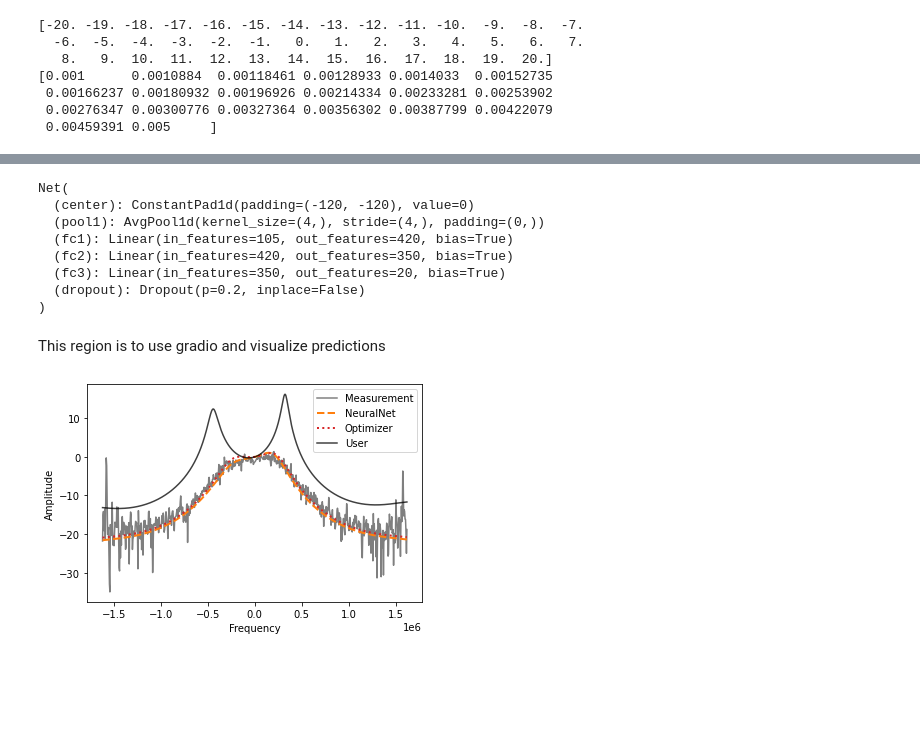
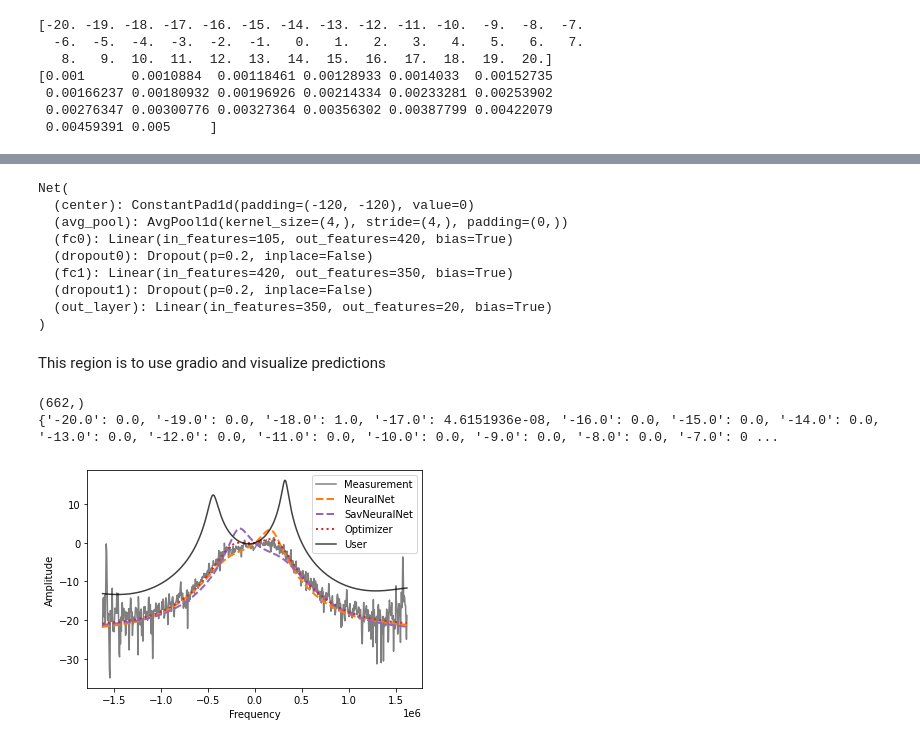
Before and after one commit to kiliakis/ML-LHC-closed-loop, a Jupyter notebook: measurement_demo.ipynb, the cells around one changed output, grey strips where cells are left out. Cells and saved outputs as stored; diff of their text form; code cells hidden in the pictures; blank space fills up the shorter version.

```diff
--- a/measurement_demo.ipynb
+++ b/measurement_demo.ipynb
@@ -143,9 +156,9 @@ n_inputs = values.shape[1]
 # we will build one model per output target
 n_outputs = 20
 
-model2 = Net(n_inputs, n_outputs, name='gain_classifier', activation_func=F.gelu,
-             hidden_1=420, hidden_2=350, hidden_3=0,
-             avg_pool=(4,4), trim_edges=120, save_best=True)
+model2 = Net(n_inputs, n_outputs, name='gain_classifier_noise0.1', activation_func=F.gelu,
+             hidden_layers= (420, 350), avg_pool=(4,4), trim_edges=120, save_best=True)
+
 print(model2)
 
 # specify loss function (regression)
@@ -153,22 +166,33 @@ criterion = nn.NLLLoss()
 
 # specify optimizer
 optimizer2 = torch.optim.Adam(model2.parameters(), lr=0.005)
+
+model4 = Net(n_inputs, n_outputs, name='gain_classifier_noise0.1', activation_func=F.gelu,
+             hidden_layers= (420, 350), avg_pool=(4,4), trim_edges=120, save_best=True)
+optimizer4 = torch.optim.Adam(model2.parameters(), lr=0.005)
 # %% [output]
 Net(
   (center): ConstantPad1d(padding=(-120, -120), value=0)
-  (pool1): AvgPool1d(kernel_size=(4,), stride=(4,), padding=(0,))
-  (fc1): Linear(in_features=105, out_features=420, bias=True)
-  (fc2): Linear(in_features=420, out_features=350, bias=True)
-  (fc3): Linear(in_features=350, out_features=20, bias=True)
-  (dropout): Dropout(p=0.2, inplace=False)
+  (avg_pool): AvgPool1d(kernel_size=(4,), stride=(4,), padding=(0,))
+  (fc0): Linear(in_features=105, out_features=420, bias=True)
+  (dropout0): Dropout(p=0.2, inplace=False)
+  (fc1): Linear(in_features=420, out_features=350, bias=True)
+  (dropout1): Dropout(p=0.2, inplace=False)
+  (out_layer): Linear(in_features=350, out_features=20, bias=True)
 )
 # %%
 # load model with the highest accuracy
 # model1.load_state_dict(torch.load('models/model1.pt'))
 # model2.load_state_dict(torch.load('models/model2.pt'))
 
-model1.load(optimizer=optimizer1, filename='models/new_phase_classifier-acc62.pt')
-model2.load(optimizer=optimizer2, filename='models/new_gain_classifier-acc99.pt')
+# model1.load(optimizer=optimizer1, filename='models/phase_classifier_noise0.1-acc73.pt')
+# model2.load(optimizer=optimizer2, filename='models/gain_classifier_noise0.1-acc99.pt')
+
+model1.load(optimizer=optimizer1, filename='models/phase_classifier_noise0.1.pt')
+model2.load(optimizer=optimizer2, filename='models/gain_classifier_noise0.1.pt')
+
+model3.load(optimizer=optimizer1, filename='models/phase_classifier_noise0.1-acc73.pt')
+model4.load(optimizer=optimizer2, filename='models/gain_classifier_noise0.1-acc99.pt')
 # %%
 from generate_TF import GenerateTF
 import torch
@@ -192,8 +216,10 @@ This region is to use gradio and visualize predictions
 
 def classify(measurement_id, phase, gain):
 
-    x = df.loc[measurement_id].x
-    y = df.loc[measurement_id].y
+    freq = df.loc[measurement_id].x
+    magnitude = df.loc[measurement_id].y
+    savgol_magnitude = savgol_filter(magnitude, 17, 1)
+    print(savgol_magnitude.shape)
     phase, gain = float(phase), float(gain)
 
     table = []
@@ -203,7 +229,8 @@ def classify(measurement_id, phase, gain):
     gen_tf_no_noise = GenerateTF(fb_attn_index=3, with_noise=False)
 
     # I get one input with given phase, gain from X_validate or y_validate
-    y_scaled = torch.tensor(data_scaler.transform([y]), dtype=torch.float32)
+    mangitude_tensor = torch.tensor([magnitude], dtype=torch.float32)
+    savgol_mangitude_tensor = torch.tensor([savgol_magnitude], dtype=torch.float32)
 
     # phase_encoded = phi_encoder.transform([phase])
     # gain_encoded = gain_encoder.transform([gain])
@@ -212,53 +239,67 @@ def classify(measurement_id, phase, gain):
     with torch.no_grad():
         model1.eval()
         model2.eval()
-        pred_phase = model1(torch.atleast_2d(y_scaled))
-        pred_gain = model2(torch.atleast_2d(y_scaled))
+        sav_pred_phase = model1(torch.atleast_2d(savgol_mangitude_tensor))
+        sav_pred_gain = model2(torch.atleast_2d(savgol_mangitude_tensor))
 
+        model3.eval()
+        model4.eval()
+        pred_phase = model3(torch.atleast_2d(mangitude_tensor))
+        pred_gain = model4(torch.atleast_2d(mangitude_tensor))
+    probs = torch.exp(pred_phase).numpy().ravel()
     # Extract top category
     _, pred_phase = torch.exp(pred_phase).topk(1, dim=1)
     _, pred_gain = torch.exp(pred_gain).topk(1, dim=1)
+    _, sav_pred_phase = torch.exp(sav_pred_phase).topk(1, dim=1)
+    _, sav_pred_gain = torch.exp(sav_pred_gain).topk(1, dim=1)
 
     # Get original value
     pred_phase = phi_encoder.inverse_transform(pred_phase.ravel().numpy())[0]
     pred_gain = gain_encoder.inverse_transform(pred_gain.ravel().numpy())[0]
+    sav_pred_phase = phi_encoder.inverse_transform(sav_pred_phase.ravel().numpy())[0]
+    sav_pred_gain = gain_encoder.inverse_transform(sav_pred_gain.ravel().numpy())[0]
 
     # Get optimizers results
-    (opt_phase, opt_gain), _ = curve_fit_deluxe(gen_tf_no_noise, x, y, trim_edges=130,
+    (opt_phase, opt_gain), _ = curve_fit_deluxe(gen_tf_no_noise, freq, savgol_magnitude, trim_edges=130,
                                                 kernel_size=4, stride=1,
                                                 bounds=([-20, 0.001], [20, 0.005]), method='trf')
 
     # I add them to the table
     table.append(['NeuralNet', float(np.round(pred_phase, 2)), float(np.round(pred_gain, 4))])
+    table.append(['SavNeuralNet', float(np.round(sav_pred_phase, 2)), float(np.round(sav_pred_gain, 4))])
     table.append(['Optimizer', float(np.round(opt_phase, 2)), float(np.round(opt_gain, 4))])
     table.append(['User', float(np.round(phase, 2)), float(np.round(gain, 4))])
 
     # table.append(['phase', float(np.round(pred_phase, 2)), float(np.round(opt_phase, 2))])
     # table.append(['gain', float(np.round(pred_gain, 4)), float(np.round(opt_gain, 4))])
 
     # I plot them
     fig = plt.figure()
     # p = plt.plot(x, gen_tf_no_noise(x, phase, gain), label=f'True', ls='-', color='black')
-    plt.plot(x, y, label=f'Measurement', ls='-', color='black', alpha=0.5)
-    plt.plot(x, gen_tf_no_noise(x, pred_phase, pred_gain), label=f'NeuralNet',
+    plt.plot(freq, magnitude, label=f'Measurement', ls='-', color='black', alpha=0.5)
+    plt.plot(freq, gen_tf_no_noise(freq, pred_phase, pred_gain), label=f'NeuralNet',
              ls='--', color='tab:orange', lw=2)
-    plt.plot(x, gen_tf_no_noise(x, opt_phase, opt_gain), label=f'Optimizer',
+    plt.plot(freq, gen_tf_no_noise(freq, sav_pred_phase, sav_pred_gain), label=f'SavNeuralNet', ls='--', color='tab:purple', lw=2)
+    plt.plot(freq, gen_tf_no_noise(freq, opt_phase, opt_gain), label=f'Optimizer',
              ls=':', color='tab:red', lw=2)
-    plt.plot(x, gen_tf_no_noise(x, phase, gain), label=f'User',
+    plt.plot(freq, gen_tf_no_noise(freq, phase, gain), label=f'User',
              ls='-', color='black', alpha=0.75)
     plt.xlabel('Frequency')
     plt.ylabel('Amplitude')
     plt.legend()
     # print(table.get_string())
-    return fig, table
+    return fig, table, {str(c): probs[i] for i, c in enumerate(phi_encoder.classes_)}
 
-fig, table = classify('3B2_21', -20, 0.005)
+fig, table, probs = classify('3B2_21', -20, 0.005)
 fig.show()
+print(probs)
 # print(table)
 
 # return: an array (with the predicted/ real values) + a figure with the ploted lines
 # %% [output]
+(662,)
+{'-20.0': 0.0, '-19.0': 0.0, '-18.0': 1.0, '-17.0': 4.6151936e-08, '-16.0': 0.0, '-15.0': 0.0, '-14.0': 0.0, '-13.0': 0.0, '-12.0': 0.0, '-11.0': 0.0, '-10.0': 0.0, '-9.0': 0.0, '-8.0': 0.0, '-7.0': 0 ...
-[figure, old version]
+[figure, new version]
 # %%
 import gradio as gr
 
```
Also changed, not shown: parts of 6 cells of this notebook, 6 other files.
